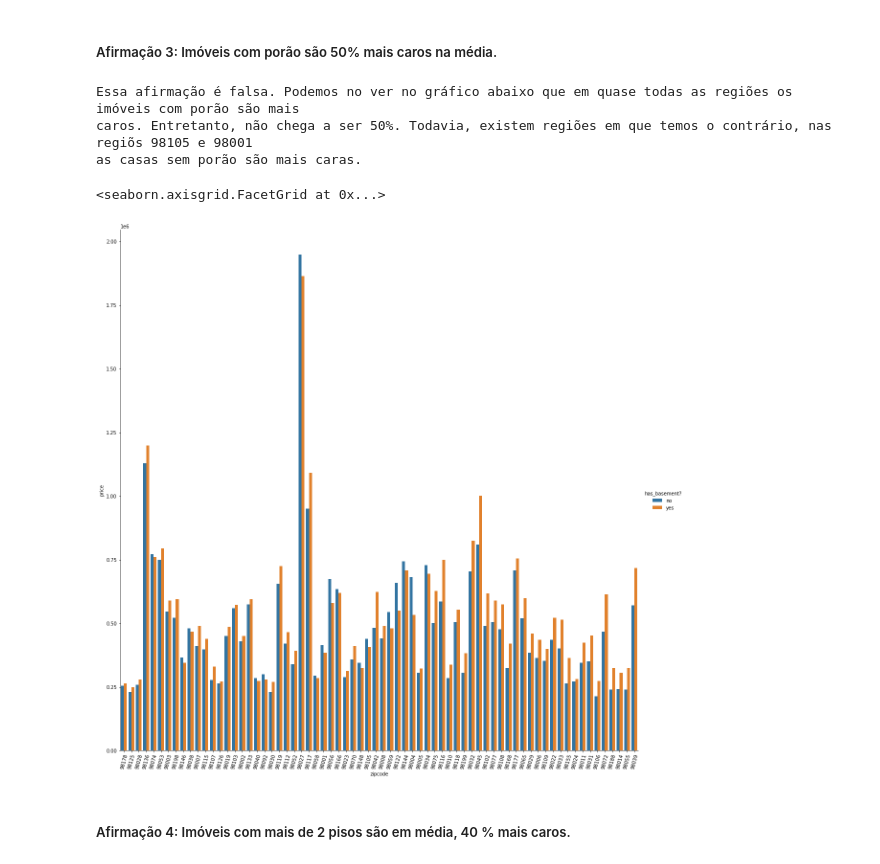
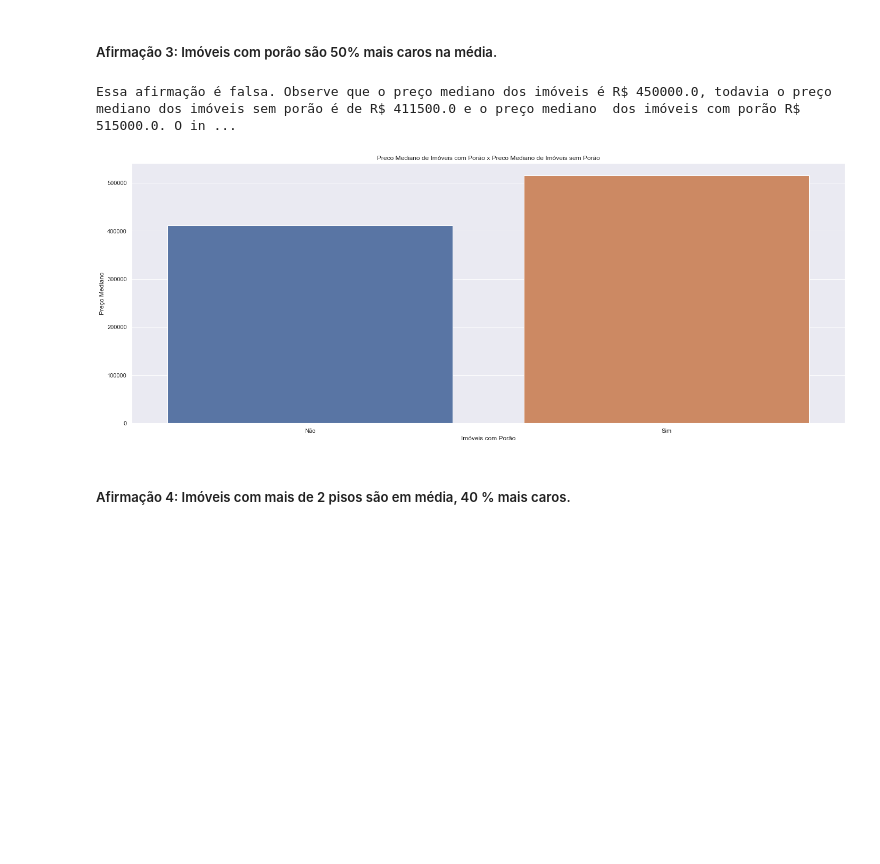
Before and after one commit to jefferson-datascience/project_insight_house_rocket, a Jupyter notebook: project_insight_house_rocket.ipynb, the cells around one changed output. Saved outputs shown, nothing was run; the diff lists cells and outputs as text; code cells hidden in the pictures; blank space fills up the shorter version.

```diff
--- a/project_insight_house_rocket.ipynb
+++ b/project_insight_house_rocket.ipynb
@@ -315,0 +348,2 @@ tabela_classificacao_imoveis_compra.to_csv("imoveis_compra.csv")
+# %%
+df2 = df1.copy()
@@ -315,0 +367,2 @@ tabela_classificacao_imoveis_compra.to_csv("imoveis_compra.csv")
+# %%
+df3 = df2.copy()
@@ -315,0 +371,15 @@ tabela_classificacao_imoveis_compra.to_csv("imoveis_compra.csv")
+# %%
+# Cálculo da Média dos precos por Região
+preco_medio_regiao = df3[['price', 'zipcode']].groupby('zipcode').median().reset_index()
+
+# Armazenamento dos dados para mapeamento.
+mapemento_zipcode_price = dict(preco_medio_regiao.to_numpy())
+
+# Mapeamento e preenchimento.
+df3['median_price_zipcode'] = df3['zipcode'].map(mapemento_zipcode_price)
+
+
+# ----------------- Classificaçaõ: condition >= 3 e preço de compra menor que a mediana dos preços ----------------------
+
+# Classicação de compra e não compra de imóveis
+df3['option_buy'] = df3[['price', 'condition', 'median_price_zipcode']].apply(lambda x: 'buy' if (x['price'] < x['median_price_zipcode']) and (x['condition'] > 2) else 'no_buy', axis=1)
@@ -363,44 +580,26 @@ Em geral essa afirmação é falsa. O gráfico abaixo nos permite analisar essa
 # %% [markdown]
 ##### Afirmação 3: Imóveis com porão são 50% mais caros na média.
 # %%
-print('Essa afirmação é falsa. Podemos no ver no gráfico abaixo que em quase todas as regiões os imóveis com porão são mais')
-print('caros. Entretanto, não chega a ser 50%. Todavia, existem regiões em que temos o contrário, nas regiõs 98105 e 98001')
-print('as casas sem porão são mais caras.')
-
-# Estratégia de Resolução
-
-# 1.) Classificar os imóveis que possuem porão ou não
-# 2.) Agrupar os preços por zipcode e imoveis que tem porão ou não.
-# 3.) Calcular a mediana e plotar um gráfico.
-
-# obtendo um novo gráfico
-dataframe_analise_hipotese_3 = data.copy()
+df_hipotese3 = df3.copy()
 
 # Agrupamento
-dataframe_analise_hipotese_3['has_basement?'] = data['sqft_basement'].apply(lambda x: 'yes' if x > 0 else 'no')
+df_hipotese3['basement'] = df3['sqft_basement'].apply(lambda x: 'Sim' if x > 0 else 'Não')
 
 # Obtendo os dados para a construção do gráfico
-dataframe_graphics_hipotese_3 = dataframe_analise_hipotese_3[['price', 'zipcode', 'has_basement?']].groupby(['zipcode', 'has_basement?']).median().reset_index()
-
-# renomeando as colunas
-
+df_hipotese3 = df_hipotese3[['price', 'basement']].groupby('basement').median().reset_index()
 
 # plotando o gráfico
+graphics_hipotese_3 = sns.barplot(x='basement', y='price', data=df_hipotese3)
 
-graphics_hipotese_3 = sns.catplot(data=dataframe_graphics_hipotese_3,
-                                  x='zipcode',
-                                  y='price',
-                                  hue='has_basement?',
-                                  kind='bar',
-                                  height=16)
+# Rótulos
+plt.xlabel('Imóveis com Porão')
+plt.ylabel('Preço Mediano')
+plt.title('Preco Mediano de Imóveis com Porão x Preco Mediano de Imóveis sem Porão');
 
-graphics_hipotese_3.set_xticklabels(labels=dataframe_analise_hipotese_3['zipcode'].unique().tolist(), rotation=75)
+print(f'Essa afirmação é falsa. Observe que o preço mediano dos imóveis é R$ {df3["price"].median()}, todavia o preço mediano dos imóveis sem porão é de R$ {df_hipotese3.iloc[0]["price"]} e o preço mediano  dos imóveis com porão R$ {df_hipotese3.iloc[1]["price"]}. O interessante é que conseguimos extrair um insight relevante: Imóveis com porão é uma boa opção de negócio, uma vez que o seu valor é, na média, R$ 100.000,00 mais caro.')
 # %% [output]
-Essa afirmação é falsa. Podemos no ver no gráfico abaixo que em quase todas as regiões os imóveis com porão são mais
-caros. Entretanto, não chega a ser 50%. Todavia, existem regiões em que temos o contrário, nas regiõs 98105 e 98001
-as casas sem porão são mais caras.
+Essa afirmação é falsa. Observe que o preço mediano dos imóveis é R$ 450000.0, todavia o preço mediano dos imóveis sem porão é de R$ 411500.0 e o preço mediano  dos imóveis com porão R$ 515000.0. O in ...
-<seaborn.axisgrid.FacetGrid at 0x...>
-[figure, old version]
+[figure, new version]
 # %% [markdown]
 ##### Afirmação 4: Imóveis com mais de 2 pisos são em média, 40 % mais caros.
 # %%
```
Also changed, not shown: parts of 70 cells of this notebook, 6 other files.
